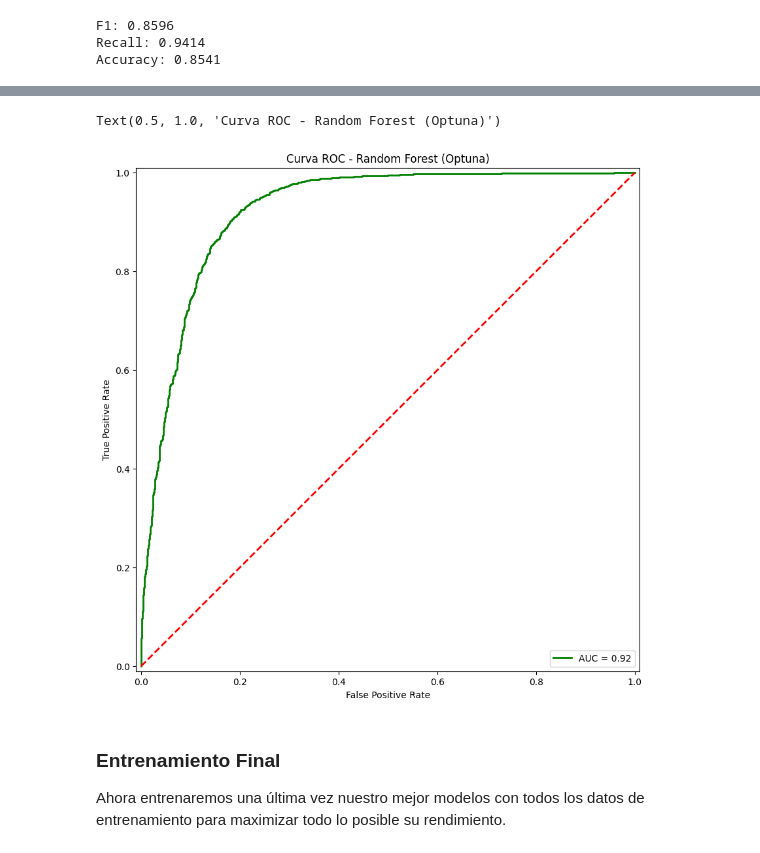
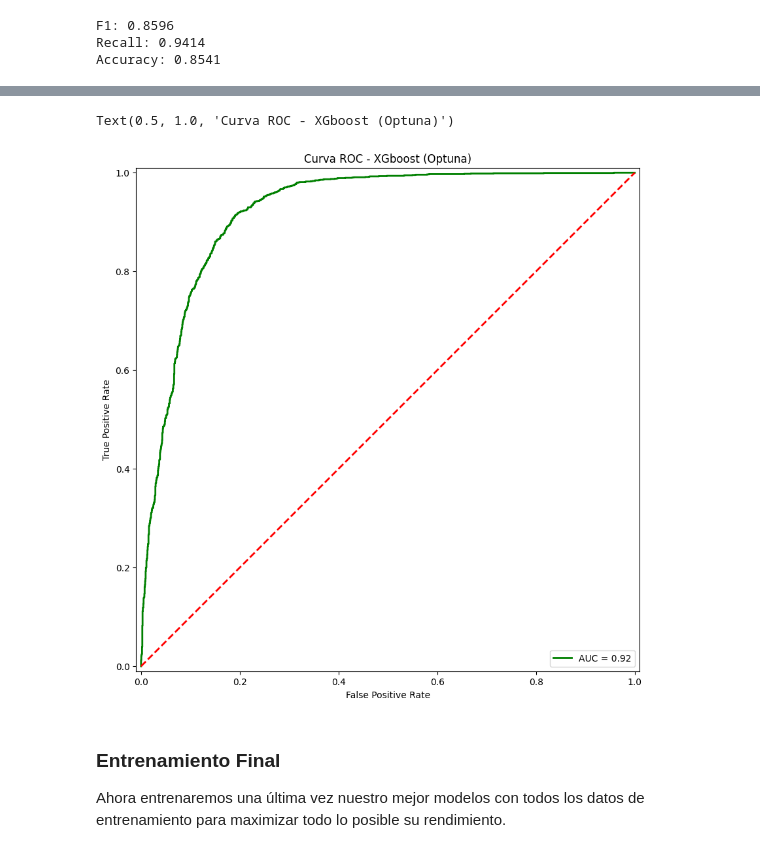
Before and after one commit to aleLobo31/UC3M_ML_P1_G26, a Jupyter notebook: notebooks/training.ipynb, the cells around one changed output, grey strips where cells are left out. Drawn from its saved outputs; the diff is of its cells as text; code cells hidden in the pictures.

```diff
--- a/notebooks/training.ipynb
+++ b/notebooks/training.ipynb
@@ -718,7 +718,7 @@ Por último, en media cada combinación ha tardado 0.08 s en entrenarse en el po
 # %%
 # Regresión Logística por omisión sin regularización
 naive_pipe_lr = create_train_pipeline("Logistic")
-naive_pipe_lr.set_params(clf__penalty=None, clf__max_iter=2000)
+naive_pipe_lr.set_params(clf__max_iter=2000)
 
 print("Regresión Logística (Default)")
 res_lr = cross_validate(naive_pipe_lr, X_train, y_train, cv=5, scoring=['f1', 'recall', 'accuracy'])
@@ -1242,20 +1242,20 @@ Text(0.5, 1.0, 'Matriz de Confusión - Random Forest (Optuna)')
 # %%
 # Calculamos los y_scores usando predict_proba (probabilidad de la clase 1)
 y_scores_optuna = optuna_pipe_test.predict_proba(X_test)[:, 1]
 
 # Calculamos las métricas de la ROC
 false_positive_rate, true_positive_rate, thresholds = roc_curve(y_test, y_scores_optuna)
 roc_auc = auc(false_positive_rate, true_positive_rate)
 
 # Graficamos su ROC y su AUC
 plt.figure(figsize=(12, 10))
 disp_roc = RocCurveDisplay(fpr=false_positive_rate, tpr=true_positive_rate, roc_auc=roc_auc)
 disp_roc.plot(ax=plt.gca(), color='green', lw=2)
 plt.plot([0, 1], [0, 1], color='red', lw=2, linestyle='--')
-plt.title("Curva ROC - Random Forest (Optuna)")
+plt.title("Curva ROC - XGboost (Optuna)")
 # %% [output]
-Text(0.5, 1.0, 'Curva ROC - Random Forest (Optuna)')
+Text(0.5, 1.0, 'Curva ROC - XGboost (Optuna)')
-[figure, old version]
+[figure, new version]
 # %% [markdown]
 ### Entrenamiento Final
 
```
Also changed, not shown: parts of 4 cells of this notebook.
